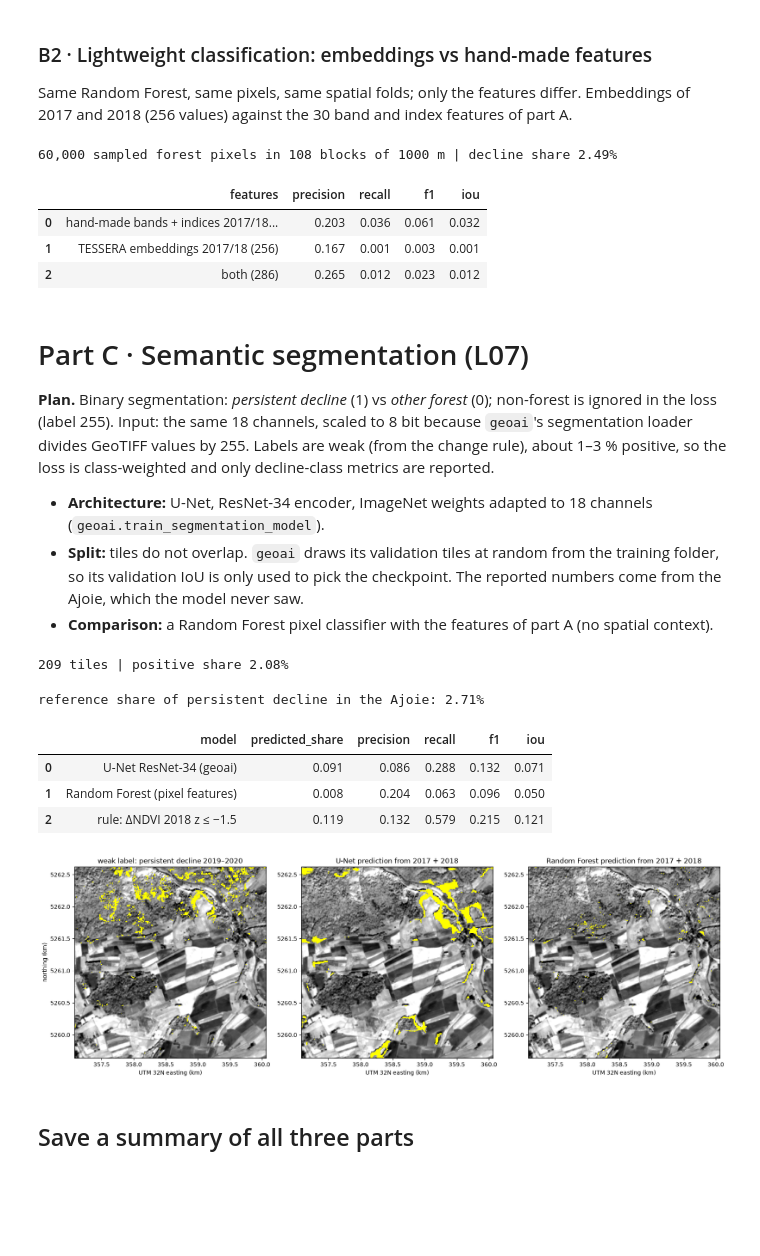
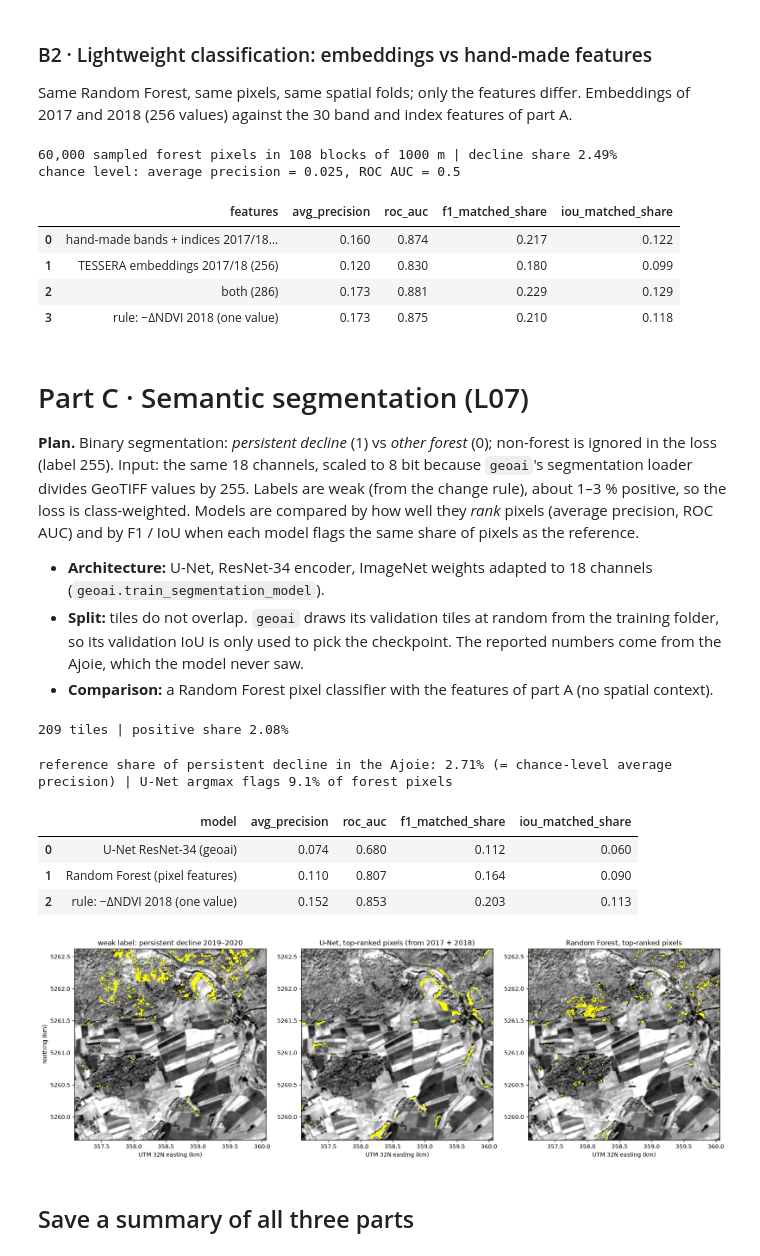
Before and after one commit to leudavid99-ops/sds320-project, a Jupyter notebook: notebooks/08_regression_embeddings_segmentation.ipynb, the cells around one changed output. Saved outputs shown, nothing was run; the diff lists cells and outputs as text; code cells hidden in the pictures; blank space fills up the shorter version.

```diff
--- a/notebooks/08_regression_embeddings_segmentation.ipynb
+++ b/notebooks/08_regression_embeddings_segmentation.ipynb
@@ -184,8 +189,13 @@ best checkpoint: resnet34_unet_epoch=14_val_loss=0.0005.ckpt
 # %%
 pred_path = geoai.predict_raster(unet_reg, test_raster, str(su.PROC / f"{TEST_AOI}_dndvi2019_unet.tif"),
-                                 tile_size=256, overlap=64, batch_size=4, device=DEVICE, clip_range=(-1, 1))
+                                 tile_size=TILE, overlap=TILE // 2, batch_size=32, device=DEVICE,
+                                 clip_range=(-TARGET_SCALE, TARGET_SCALE))               # valid range enforced at inference
 with rasterio.open(pred_path) as src: unet_img = src.read(1)
+unet_img = np.where(unet_img > -9000, unet_img / TARGET_SCALE, np.nan)                  # back to ΔNDVI units
 reg_pred["unet"] = unet_img[rte, cte]
+miss = ~np.isfinite(reg_pred["unet"])
+print(f"U-Net: {miss.mean():.2%} of forest pixels without prediction (filled with the training mean)")
+reg_pred["unet"] = np.where(miss, ytr_reg.mean(), reg_pred["unet"])
 reg_rows.append(dict(model="U-Net ResNet-34 (geoai pixel regressor)", **reg_metrics(yte_reg, reg_pred["unet"])))
 reg_tbl = pd.DataFrame(reg_rows).round(4)
 reg_tbl.to_csv(su.TABLES / "08_regression_test_ajoie.csv", index=False)
@@ -304,29 +315,39 @@ sub = np.random.default_rng(SEED).choice(len(yb), min(60000, len(yb)), replace=F
 gkf = GroupKFold(n_splits=5)
 print(f"{len(sub):,} sampled forest pixels in {len(np.unique(groups[sub]))} blocks of {BLOCK} m | decline share {yb[sub].mean():.2%}")
 
-def cls_metrics(y, p):
-    pr, rc, f1, _ = precision_recall_fscore_support(y, p, average="binary", zero_division=0)
-    return dict(precision=pr, recall=rc, f1=f1, iou=jaccard_score(y, p, zero_division=0))
+def rank_metrics(y, score):
+    # The decline class covers 2-3 % of the forest, so a fixed 0.5 probability threshold says little.
+    # Ranking quality: average precision (chance level = class share) and ROC AUC (chance = 0.5).
+    # Class metrics: flag the same share of pixels as the reference, then precision = recall = F1.
+    score = np.nan_to_num(score, nan=np.nanmin(score))
+    pred = score >= np.quantile(score, 1 - y.mean())
+    pr, rc, f1, _ = precision_recall_fscore_support(y, pred, average="binary", zero_division=0)
+    return dict(avg_precision=average_precision_score(y, score), roc_auc=roc_auc_score(y, score),
+                f1_matched_share=f1, iou_matched_share=jaccard_score(y, pred, zero_division=0)), pred
 
 emb_rows = []
 for name, Xf in (("hand-made bands + indices 2017/18 (30)", tab.values), ("TESSERA embeddings 2017/18 (256)", E),
                  ("both (286)", np.hstack([tab.values, E]))):
     clf = RandomForestClassifier(n_estimators=200, min_samples_leaf=3, class_weight="balanced_subsample", n_jobs=-1, random_state=SEED)
     proba = cross_val_predict(clf, Xf[sub], yb[sub], cv=gkf, groups=groups[sub], method="predict_proba")[:, 1]
-    emb_rows.append(dict(features=name, **cls_metrics(yb[sub], proba >= 0.5)))
+    emb_rows.append(dict(features=name, **rank_metrics(yb[sub], proba)[0]))
+emb_rows.append(dict(features="rule: −ΔNDVI 2018 (one value)", **rank_metrics(yb[sub], -tab["dNDVI_2018"].values[sub])[0]))
 emb_tbl = pd.DataFrame(emb_rows).round(3)
+print(f"chance level: average precision = {yb[sub].mean():.3f}, ROC AUC = 0.5")
 emb_tbl.to_csv(su.TABLES / "08_embedding_vs_handmade.csv", index=False)
 emb_tbl
 # %% [output]
 60,000 sampled forest pixels in 108 blocks of 1000 m | decline share 2.49%
+chance level: average precision = 0.025, ROC AUC = 0.5
-|  | features | precision | recall | f1 | iou |
-| 0 | hand-made bands + indices 2017/18... | 0.203 | 0.036 | 0.061 | 0.032 |
-| 1 | TESSERA embeddings 2017/18 (256) | 0.167 | 0.001 | 0.003 | 0.001 |
-| 2 | both (286) | 0.265 | 0.012 | 0.023 | 0.012 |
+|  | features | avg_precision | roc_auc | f1_matched_share | iou_matched_share |
+| 0 | hand-made bands + indices 2017/18... | 0.160 | 0.874 | 0.217 | 0.122 |
+| 1 | TESSERA embeddings 2017/18 (256) | 0.120 | 0.830 | 0.180 | 0.099 |
+| 2 | both (286) | 0.173 | 0.881 | 0.229 | 0.129 |
+| 3 | rule: −ΔNDVI 2018 (one value) | 0.173 | 0.875 | 0.210 | 0.118 |
 # %% [markdown]
 # Part C · Semantic segmentation (L07)
 
-**Plan.** Binary segmentation: *persistent decline* (1) vs *other forest* (0); non-forest is ignored in the loss (label 255). Input: the same 18 channels, scaled to 8 bit because `geoai`'s segmentation loader divides GeoTIFF values by 255. Labels are weak (from the change rule), about 1–3 % positive, so the loss is class-weighted and only decline-class metrics are reported.
+**Plan.** Binary segmentation: *persistent decline* (1) vs *other forest* (0); non-forest is ignored in the loss (label 255). Input: the same 18 channels, scaled to 8 bit because `geoai`'s segmentation loader divides GeoTIFF values by 255. Labels are weak (from the change rule), about 1–3 % positive, so the loss is class-weighted. Models are compared by how well they *rank* pixels (average precision, ROC AUC) and by F1 / IoU when each model flags the same share of pixels as the reference.
 
 - **Architecture:** U-Net, ResNet-34 encoder, ImageNet weights adapted to 18 channels (`geoai.train_segmentation_model`).
 - **Split:** tiles do not overlap. `geoai` draws its validation tiles at random from the training folder, so its validation IoU is only used to pick the checkpoint. The reported numbers come from the Ajoie, which the model never saw.
@@ -357,41 +378,45 @@ with rasterio.open(seg_out) as src: seg_img = src.read(1)
 209 tiles | positive share 2.08%
 # %%
 seg_rows = []
-unet_cls = seg_img[rte, cte] > 0
-seg_rows.append(dict(model="U-Net ResNet-34 (geoai)", predicted_share=float(unet_cls.mean()), **cls_metrics(yte_seg, unet_cls)))
+with rasterio.open(seg_prob) as src: unet_prob = src.read(2)[rte, cte]      # band 2 = probability of the decline class
+argmax_share = float((seg_img[rte, cte] > 0).mean())
+mt, unet_cls = rank_metrics(yte_seg, unet_prob)
+seg_rows.append(dict(model="U-Net ResNet-34 (geoai)", **mt))
 rf_seg = RandomForestClassifier(n_estimators=200, min_samples_leaf=3, class_weight="balanced_subsample", n_jobs=-1, random_state=SEED)
 Xall, _, yall, _, _ = pixel_table(TRAIN_AOI)
 s = np.random.default_rng(SEED).choice(len(Xall), min(80000, len(Xall)), replace=False)
-rf_seg.fit(Xall.iloc[s], yall[s]); rf_cls = rf_seg.predict_proba(Xte_df)[:, 1] >= 0.5
-seg_rows.append(dict(model="Random Forest (pixel features)", predicted_share=float(rf_cls.mean()), **cls_metrics(yte_seg, rf_cls)))
-rule = su.robust_z(L[TEST_AOI]["d18"])[rte, cte] <= Z_THR
-seg_rows.append(dict(model="rule: ΔNDVI 2018 z ≤ −1.5", predicted_share=float(np.nanmean(rule)), **cls_metrics(yte_seg, rule)))
+rf_seg.fit(Xall.iloc[s], yall[s])
+mt, rf_cls = rank_metrics(yte_seg, rf_seg.predict_proba(Xte_df)[:, 1])
+seg_rows.append(dict(model="Random Forest (pixel features)", **mt))
+mt, _ = rank_metrics(yte_seg, -L[TEST_AOI]["d18"][rte, cte])
+seg_rows.append(dict(model="rule: −ΔNDVI 2018 (one value)", **mt))
 seg_tbl = pd.DataFrame(seg_rows).round(3)
 seg_tbl.to_csv(su.TABLES / "08_segmentation_test_ajoie.csv", index=False)
-print(f"reference share of persistent decline in the Ajoie: {yte_seg.mean():.2%}")
+print(f"reference share of persistent decline in the Ajoie: {yte_seg.mean():.2%} (= chance-level average precision) | "
+      f"U-Net argmax flags {argmax_share:.1%} of forest pixels")
 seg_tbl
 # %% [output]
-reference share of persistent decline in the Ajoie: 2.71%
+reference share of persistent decline in the Ajoie: 2.71% (= chance-level average precision) | U-Net argmax flags 9.1% of forest pixels
-|  | model | predicted_share | precision | recall | f1 | iou |
-| 0 | U-Net ResNet-34 (geoai) | 0.091 | 0.086 | 0.288 | 0.132 | 0.071 |
-| 1 | Random Forest (pixel features) | 0.008 | 0.204 | 0.063 | 0.096 | 0.050 |
-| 2 | rule: ΔNDVI 2018 z ≤ −1.5 | 0.119 | 0.132 | 0.579 | 0.215 | 0.121 |
+|  | model | avg_precision | roc_auc | f1_matched_share | iou_matched_share |
+| 0 | U-Net ResNet-34 (geoai) | 0.074 | 0.680 | 0.112 | 0.060 |
+| 1 | Random Forest (pixel features) | 0.110 | 0.807 | 0.164 | 0.090 |
+| 2 | rule: −ΔNDVI 2018 (one value) | 0.152 | 0.853 | 0.203 | 0.113 |
 # %%
 # zoom on the densest decline area for a readable comparison
 S = 300; ref = to_img(yte_seg.astype("float32"))
 best = max(((r, c) for r in range(0, Ht - S, 50) for c in range(0, Wt - S, 50)), key=lambda rc: np.nansum(ref[rc[0]:rc[0] + S, rc[1]:rc[1] + S]))
 sl = (slice(best[0], best[0] + S), slice(best[1], best[1] + S)); ext_z = [xs[sl[1]][0] / 1e3, xs[sl[1]][-1] / 1e3, ys[sl[0]][-1] / 1e3, ys[sl[0]][0] / 1e3]
 bg = su.stretch(L[TEST_AOI]["X"][5])   # NIR 2017
 fig, ax = plt.subplots(1, 3, figsize=(17, 5.8))
-for a, (img, t) in zip(ax, ((ref, "weak label: persistent decline 2019–2020"), (to_img(unet_cls.astype("float32")), "U-Net prediction from 2017 + 2018"),
-                            (to_img(rf_cls.astype("float32")), "Random Forest prediction from 2017 + 2018"))):
+for a, (img, t) in zip(ax, ((ref, "weak label: persistent decline 2019–2020"), (to_img(unet_cls.astype("float32")), "U-Net, top-ranked pixels (from 2017 + 2018)"),
+                            (to_img(rf_cls.astype("float32")), "Random Forest, top-ranked pixels"))):
     a.imshow(bg[sl], cmap="gray", extent=ext_z)
     a.imshow(np.where(img[sl] == 1, 1.0, np.nan), cmap="autumn", vmin=0, vmax=1, extent=ext_z, interpolation="nearest")
     a.set_title(t); a.set_xlabel("UTM 32N easting (km)")
 ax[0].set_ylabel("northing (km)")
 plt.tight_layout(); plt.savefig(su.FIGS / "08_segmentation_example.png", dpi=150); plt.show()
 # %% [output]
-[figure, old version]
+[figure, new version]
 # %% [markdown]
 ## Save a summary of all three parts
 # %%
```
Also changed, not shown: parts of 10 cells of this notebook, 10 other files.
